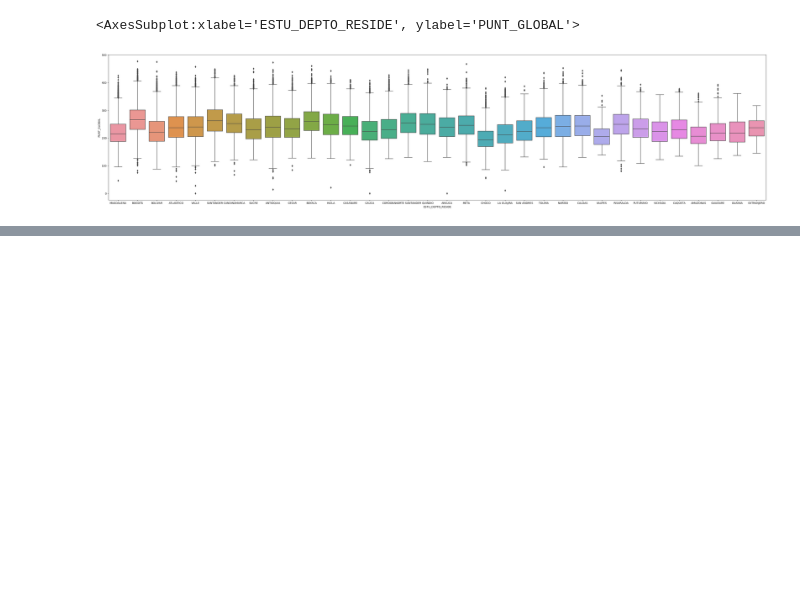
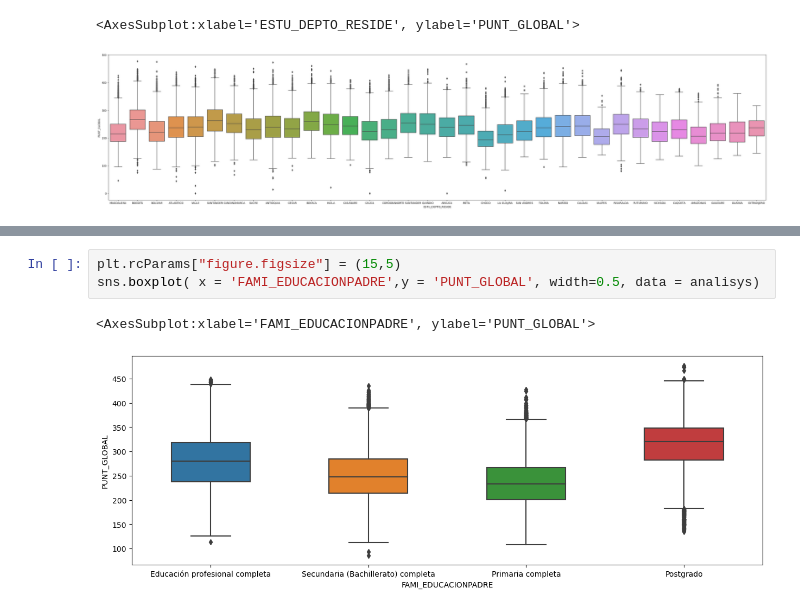
Before and after one commit to afrincon2/Data_Scientist, a Jupyter notebook: DataExplorationIcfes.ipynb, the cells around one changed output, grey strips where cells are left out. Saved outputs shown, nothing was run; the diff lists cells and outputs as text; blank space fills up the shorter version.

```diff
--- a/DataExplorationIcfes.ipynb
+++ b/DataExplorationIcfes.ipynb
@@ -171,0 +172,6 @@ sns.boxplot( x = 'ESTU_DEPTO_RESIDE',y = 'PUNT_GLOBAL', width=0.8, data = df)
+# %%
+plt.rcParams["figure.figsize"] = (15,5)
+sns.boxplot( x = 'FAMI_EDUCACIONPADRE',y = 'PUNT_GLOBAL', width=0.5, data = analisys)
+# %% [output]
+<AxesSubplot:xlabel='FAMI_EDUCACIONPADRE', ylabel='PUNT_GLOBAL'>
+[figure, added]
```
Also changed, not shown: parts of 2 cells of this notebook.
